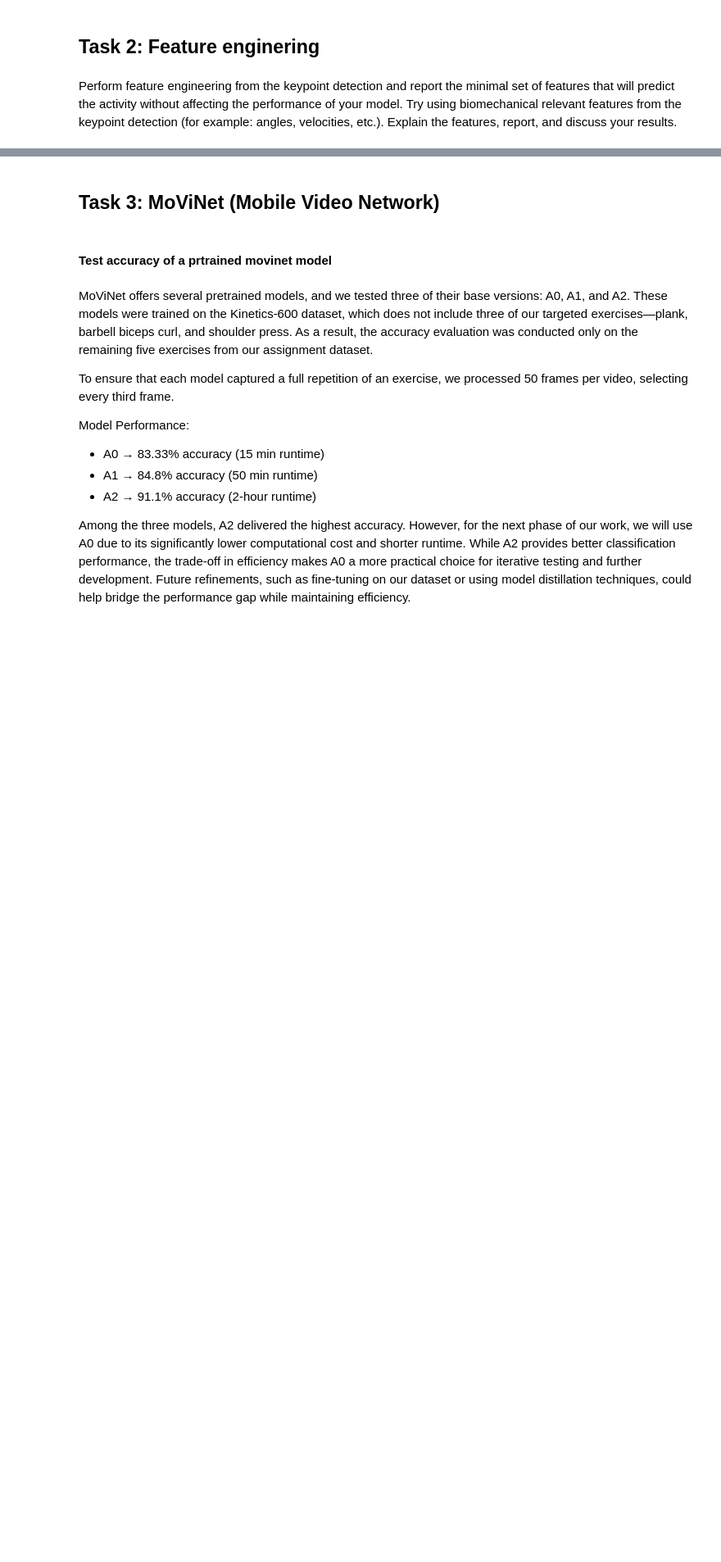
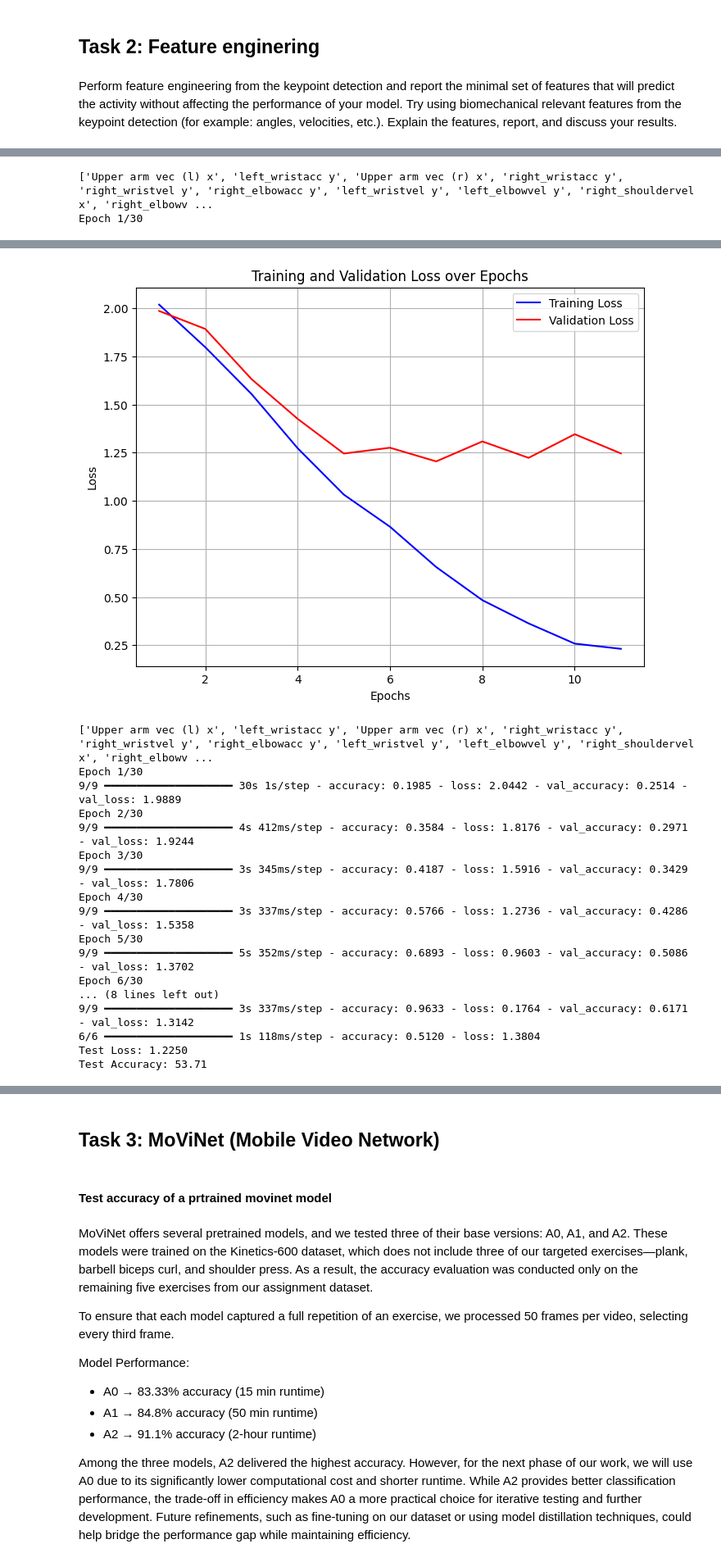
Before and after one commit to linahagberg/Assignment_4_Lina_Ella, a Jupyter notebook: Lina_Ella__assingment4.ipynb, the cells around one changed output, grey strips where cells are left out. Shown at 82% size. Cells and saved outputs as stored; diff of their text form; code cells hidden in the pictures; blank space fills up the shorter version.

```diff
--- a/Lina_Ella__assingment4.ipynb
+++ b/Lina_Ella__assingment4.ipynb
@@ -456,7 +400,3 @@ New Data test
 # Normalise data
 X_train_normalized = normalize_by_bounding_box(X_train_body)
 X_test_normalized = normalize_by_bounding_box(X_test_body)
-# %%
-X_train, X_test, y_train, y_test, y_encoder = get_test_train(X_normalized_bbox,Y_numpy)
-print(f"Shape X_train: {X_train.shape} Shape X_test: {X_test.shape}")  # Should be (318, 150, 26) , (137, 150, 24)
-print(f"Shape y_train: {y_train.shape} Shape y_test: {y_test.shape}")  # Should be (318,8) ,  (137, 8)
@@ -1073,0 +1003,9 @@ print(feature_importance_df.sort_values(by='Importance', ascending=False))
+# %%
+feat_list_points = []
+for idx in range(int(shuffled_X_train.shape[2]/2)):
+    label = next((key for key, value in KEYPOINT_DICT.items() if value == idx+5), None)
+    feat_list_points.append(label +' x')
+    feat_list_points.append(label + ' y')
+print(len(feat_list_points))
+print(feat_list_points)
+important_points_df,points_importances = get_feat_importance(shuffled_X_train,shuffled_y_train,feat_list_points)
@@ -1073,0 +1052,2 @@ print(feature_importance_df.sort_values(by='Importance', ascending=False))
+# %%
+important_feat_df,feature_importances = get_feat_importance(scaled_X_train,y_bio_train,feature_list)
@@ -1073,0 +1069,46 @@ print(feature_importance_df.sort_values(by='Importance', ascending=False))
+# %%
+# Sortera funktionerna efter deras importance (från högsta till lägsta)
+sorted_idx = np.argsort(feature_importances)[::-1]  # Indices för de mest viktiga features (störst först)
+rangeFeatures = list(range(20,len(feature_list),10))
+for noFeat in rangeFeatures:
+
+    model3 = TestModel()
+    # Välj de 10 mest viktiga features
+    top_features = [feature_list[i] for i in sorted_idx[:noFeat]]
+    print(top_features)
+    index_feat = sorted_idx[:noFeat]
+
+
+    # Definiera learning rate schedule
+    lr_schedule = ExponentialDecay(
+        initial_learning_rate=1e-3,
+        decay_steps=100000,
+        decay_rate=0.96,
+        staircase=True
+    )
+    # Skapa optimizer med lr_schedule
+    optimizer = Adam(learning_rate=lr_schedule, clipnorm=1.0)
+
+    feateng_X = scaled_X_train[:,:,index_feat]
+    feateng_X_test = scaled_X_test[:,:,index_feat]
+
+
+    # Compile model
+    optimizer = Adam(learning_rate=lr_schedule, clipnorm=1.0)
+    model3.compile(optimizer=optimizer, loss='categorical_crossentropy', metrics=['accuracy'])
+
+
+    batch_size = 64
+    epochs = 30
+    loss, accuracy = train_model_1( model3, epochs,batch_size,feateng_X, y_bio_train, feateng_X_test,y_bio_test)
+
+
+# 20 feat: Test Loss: 1.2043 Test Accuracy: 57.14
+# 30 feat: Test Loss: 1.2250 Test Accuracy: 53.71
+# 40 feat: Test Loss: 1.0805 Test Accuracy: 73.71
+# 50 feat: est Loss: 0.9810 Test Accuracy: 74.29
+# 60 feat: Test Loss: 0.9226 Test Accuracy: 72.57
+# 70 feat: Test Loss: 0.8065 Test Accuracy: 72.57
+# %% [output]
+['Upper arm vec (l) x', 'left_wristacc y', 'Upper arm vec (r) x', 'right_wristacc y', 'right_wristvel y', 'right_elbowacc y', 'left_wristvel y', 'left_elbowvel y', 'right_shouldervel x', 'right_elbowv ...
+Epoch 1/30
@@ -1073,0 +1132,18 @@ print(feature_importance_df.sort_values(by='Importance', ascending=False))
+[figure, added]
+['Upper arm vec (l) x', 'left_wristacc y', 'Upper arm vec (r) x', 'right_wristacc y', 'right_wristvel y', 'right_elbowacc y', 'left_wristvel y', 'left_elbowvel y', 'right_shouldervel x', 'right_elbowv ...
+Epoch 1/30
+9/9 ━━━━━━━━━━━━━━━━━━━━ 30s 1s/step - accuracy: 0.1985 - loss: 2.0442 - val_accuracy: 0.2514 - val_loss: 1.9889
+Epoch 2/30
+9/9 ━━━━━━━━━━━━━━━━━━━━ 4s 412ms/step - accuracy: 0.3584 - loss: 1.8176 - val_accuracy: 0.2971 - val_loss: 1.9244
+Epoch 3/30
+9/9 ━━━━━━━━━━━━━━━━━━━━ 3s 345ms/step - accuracy: 0.4187 - loss: 1.5916 - val_accuracy: 0.3429 - val_loss: 1.7806
+Epoch 4/30
+9/9 ━━━━━━━━━━━━━━━━━━━━ 3s 337ms/step - accuracy: 0.5766 - loss: 1.2736 - val_accuracy: 0.4286 - val_loss: 1.5358
+Epoch 5/30
+9/9 ━━━━━━━━━━━━━━━━━━━━ 5s 352ms/step - accuracy: 0.6893 - loss: 0.9603 - val_accuracy: 0.5086 - val_loss: 1.3702
+Epoch 6/30
+... (8 lines left out)
+9/9 ━━━━━━━━━━━━━━━━━━━━ 3s 337ms/step - accuracy: 0.9633 - loss: 0.1764 - val_accuracy: 0.6171 - val_loss: 1.3142
+6/6 ━━━━━━━━━━━━━━━━━━━━ 1s 118ms/step - accuracy: 0.5120 - loss: 1.3804
+Test Loss: 1.2250
+Test Accuracy: 53.71
```
Also changed, not shown: parts of 31 cells of this notebook.
